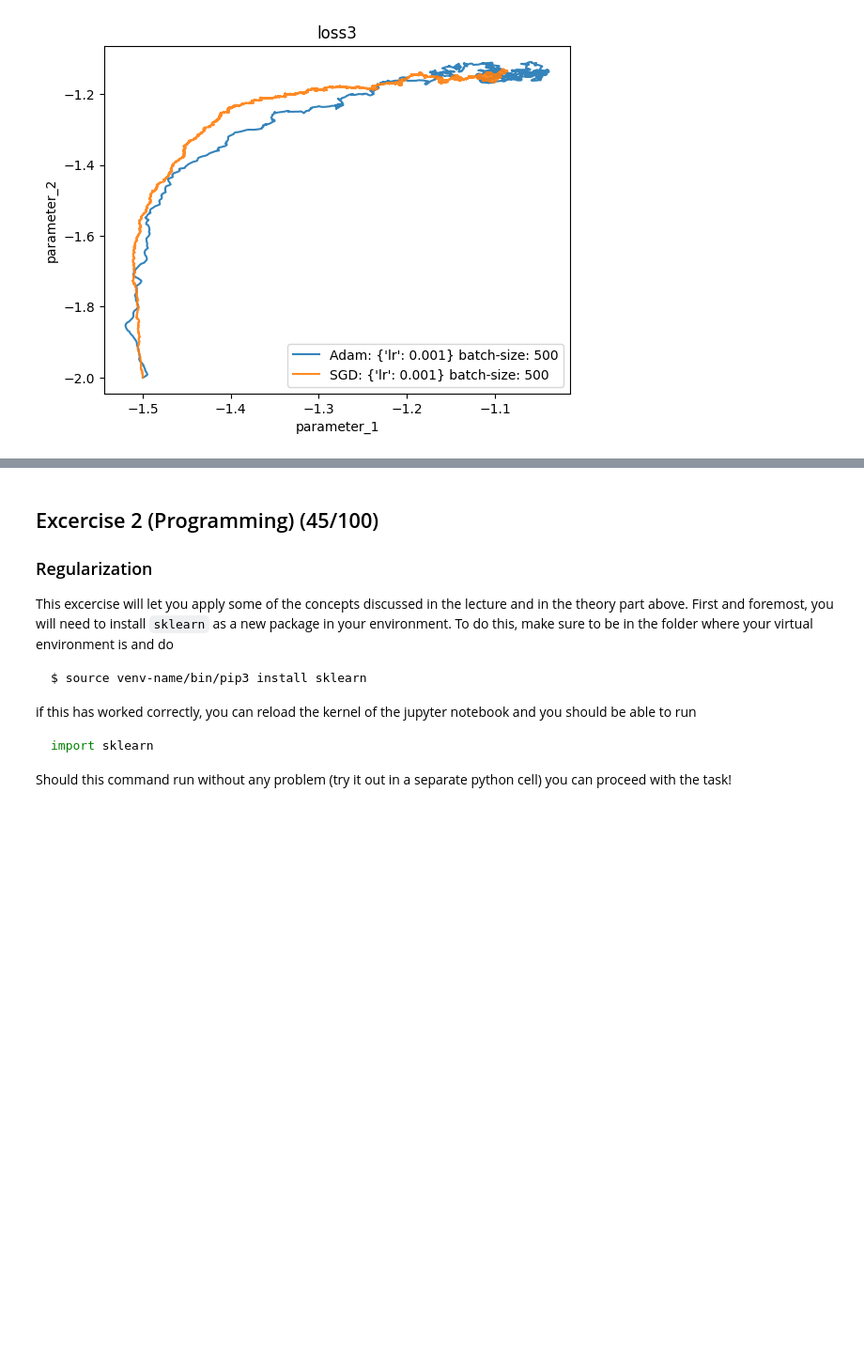
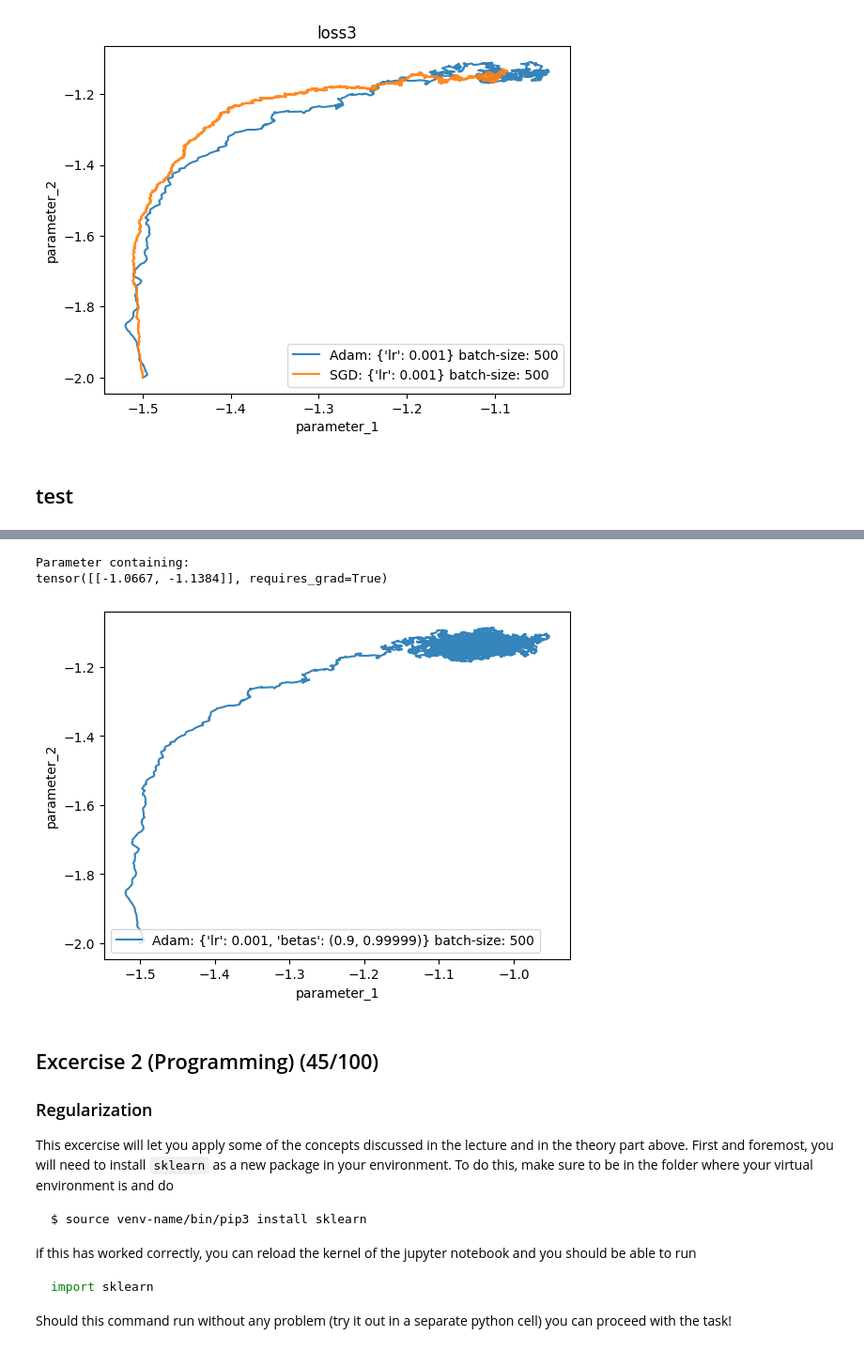
Before and after one commit to BenediktAuer/ML_SS24, a Jupyter notebook: Exercise4/sheet-4.ipynb, the cells around one changed output, grey strips where cells are left out. Shown at 94% size. Drawn from its saved outputs; the diff is of its cells as text; code cells hidden in the pictures; blank space fills up the shorter version.

```diff
--- a/Exercise4/sheet-4.ipynb
+++ b/Exercise4/sheet-4.ipynb
@@ -376,3 +376,8 @@ Adam: {'lr': 0.001} batch-size: 500||loss = -0.08
 SGD: {'lr': 0.001} batch-size: 500||loss = -0.08
 Text(0.5, 1.0, 'loss3')
 [figure]
+# %% [markdown]
+## test
+# %%
+train_example(loss3, opt.Adam,{"lr": 1e-3,"betas": (1-1e-1,1-1e-5)},500,nsteps = int(1e5))
+# %% [output]
@@ -379,3 +385,6 @@ Text(0.5, 1.0, 'loss3')
+Parameter containing:
+tensor([[-1.0667, -1.1384]], requires_grad=True)
+[figure, added]
 # %% [markdown]
 ## Excercise 2 (Programming) (45/100)
 
```
Also changed, not shown: parts of 3 cells of this notebook.
